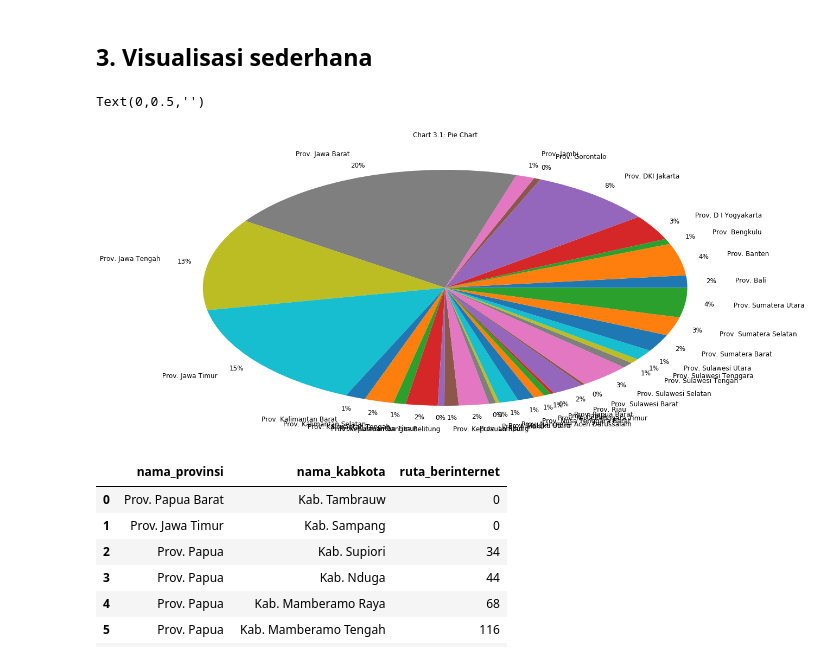
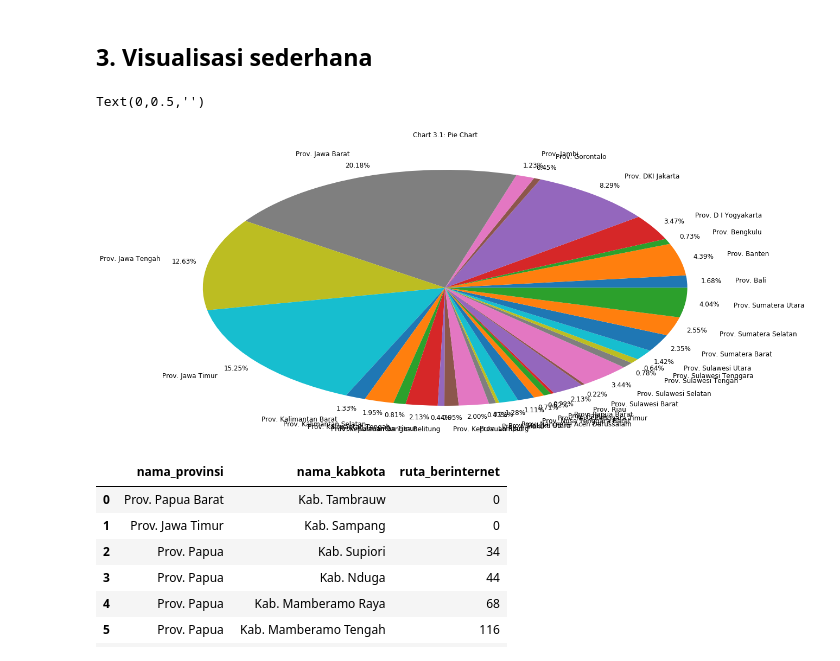
Before and after one commit to haris182/digital-talent, a Jupyter notebook: Tugas Analisa Data Rumah Tangga Internet.ipynb, the cells around one changed output. Cells and saved outputs as stored; diff of their text form; code cells hidden in the pictures.

Commit message:
Update Pie Chart Percentage

```diff
--- a/Tugas Analisa Data Rumah Tangga Internet.ipynb
+++ b/Tugas Analisa Data Rumah Tangga Internet.ipynb
@@ -176,12 +176,12 @@ Name: ruta_berinternet, Length: 497, dtype: int64
 # %%
 #Tampilkan yang menarik dari data tersebut
 ax = data_internet.groupby('nama_provinsi').sum()['ruta_berinternet']
-ax = ax.plot(kind='pie', title ="Chart 3.1: Pie Chart", figsize=(20,10), legend=False, fontsize=12, autopct='%1.0f%%', pctdistance=1.1, labeldistance=1.2)
+ax = ax.plot(kind='pie', title ="Chart 3.1: Pie Chart", figsize=(20,10), legend=False, fontsize=12, autopct='%.2f%%', pctdistance=1.1, labeldistance=1.2)
 ax.set_xlabel("", fontsize=12)
 ax.set_ylabel("", fontsize=12)
 # %% [output]
 Text(0,0.5,'')
-[figure, old version]
+[figure, new version]
 # %%
 ax = data_internet.sort_values(by=['ruta_berinternet'], ascending=True, )[:10].reset_index()
 ax[['nama_provinsi', 'nama_kabkota', 'ruta_berinternet']]
```
Also changed, not shown: parts of 1 cell of this notebook.
